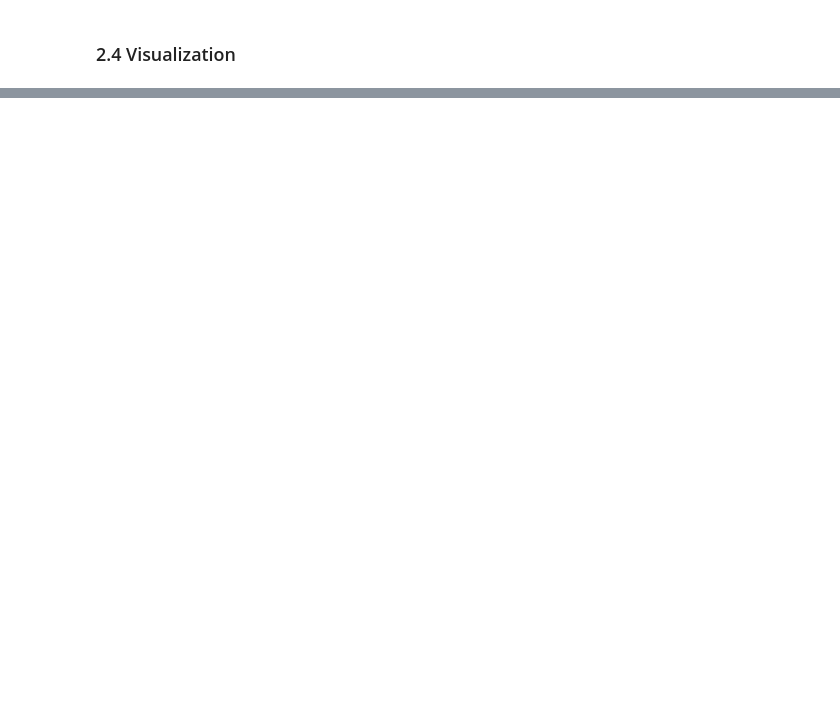
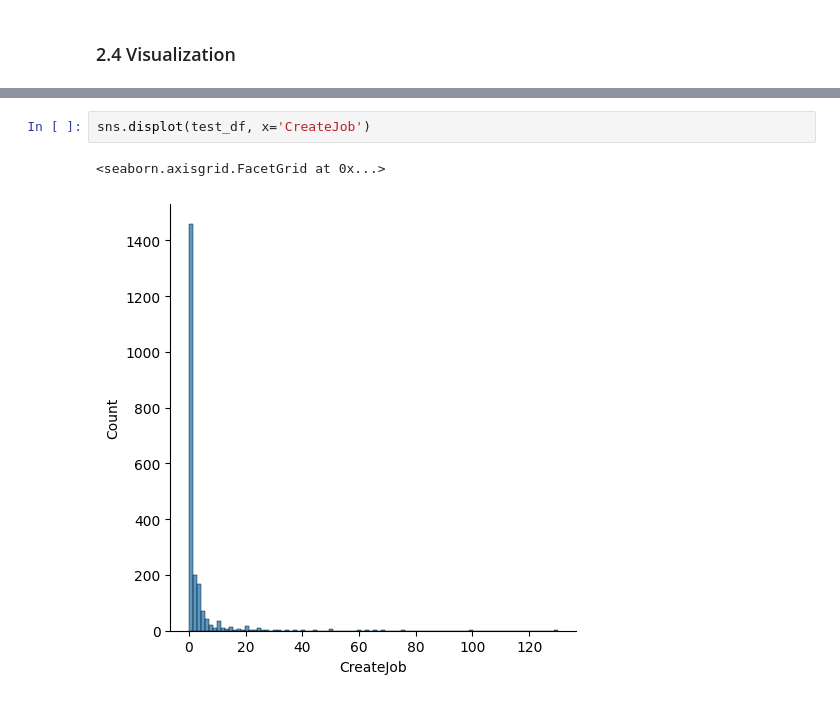
Before and after one commit to MrBigJupiter/sba-loan-default-prediction_project, a Jupyter notebook: notebooks/loan_default_log_reg.ipynb, the cells around one changed output, grey strips where cells are left out. Drawn from its saved outputs; the diff is of its cells as text; blank space fills up the shorter version.

Commit message:
Played around with visualazation

```diff
--- a/notebooks/loan_default_log_reg.ipynb
+++ b/notebooks/loan_default_log_reg.ipynb
@@ -134,0 +161,5 @@ test_df.describe()
+# %%
+sns.displot(test_df, x='CreateJob')
+# %% [output]
+<seaborn.axisgrid.FacetGrid at 0x...>
+[figure, added]
```
Also changed, not shown: parts of 3 cells of this notebook, 1 other file.
